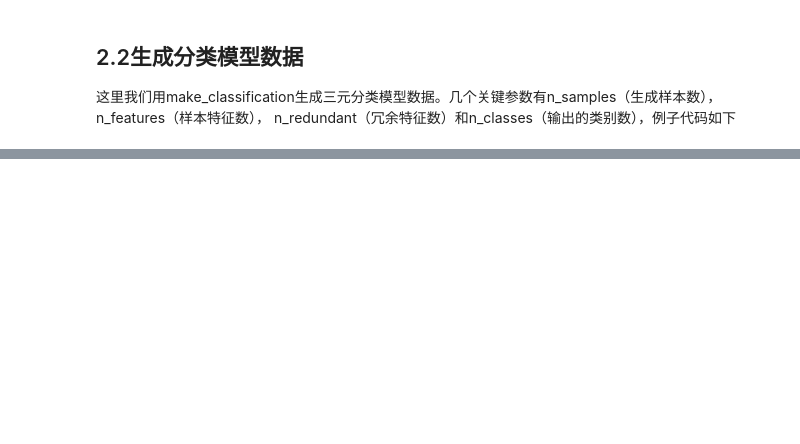
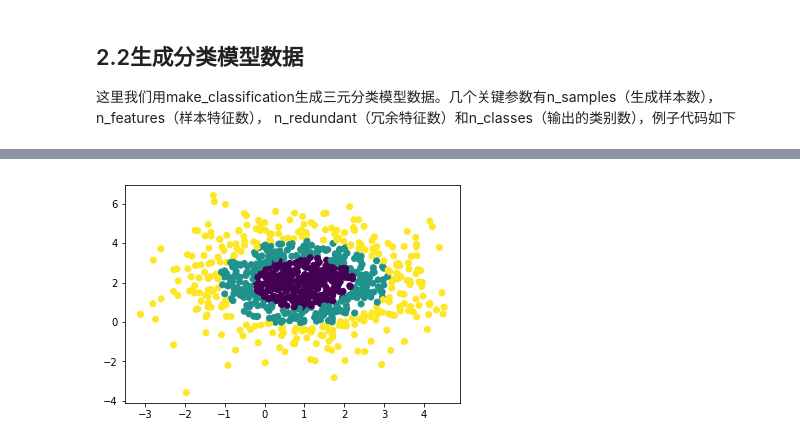
Before and after one commit to seanwu506/pinard, a Jupyter notebook: 生成随机数据.ipynb, the cells around one changed output, grey strips where cells are left out. Drawn from its saved outputs; the diff is of its cells as text; code cells hidden in the pictures; blank space fills up the shorter version.

```diff
--- a/生成随机数据.ipynb
+++ b/生成随机数据.ipynb
@@ -74,0 +119,12 @@ plt.show()
+# %%
+import numpy as np
+import matplotlib.pyplot as plt
+%matplotlib inline
+from sklearn.datasets import make_gaussian_quantiles
+
+# X为样本特征[n_sanmples,n_features]，Y为类别标签， 共1000个样本，每个样本2个特征，共3个簇，簇中心在[-1,-1], [1,1], [2,2]， 簇方差分别为[0.4, 0.5, 0.2]
+X, y = make_gaussian_quantiles(n_samples=900, n_features=2, cov= 2,mean=[1, 2], n_classes=3)
+plt.scatter(X[:, 0], X[:, 1], marker='o', c=y)
+plt.show()
+# %% [output]
+[figure, added]
```
Also changed, not shown: parts of 6 cells of this notebook.
